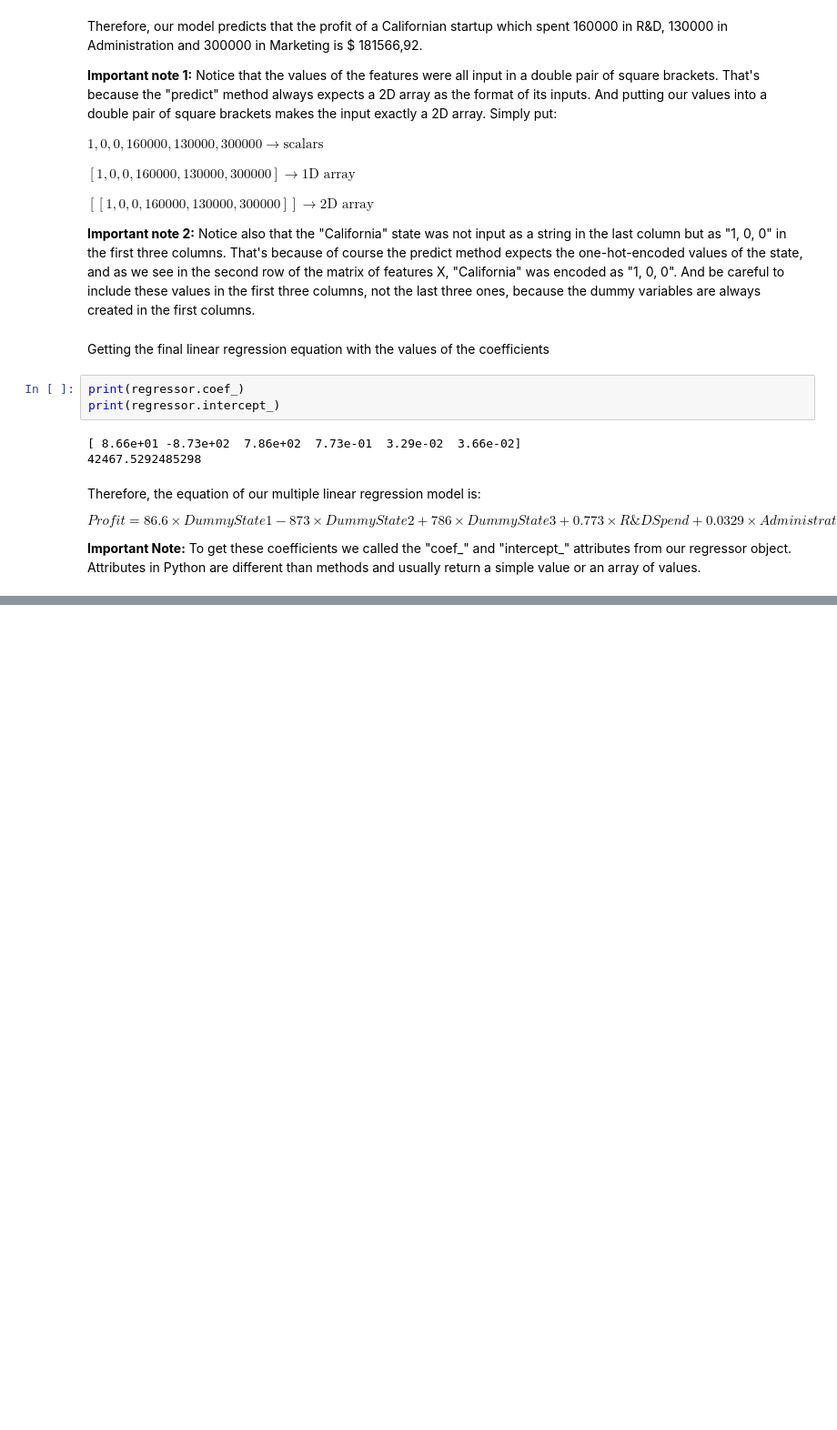
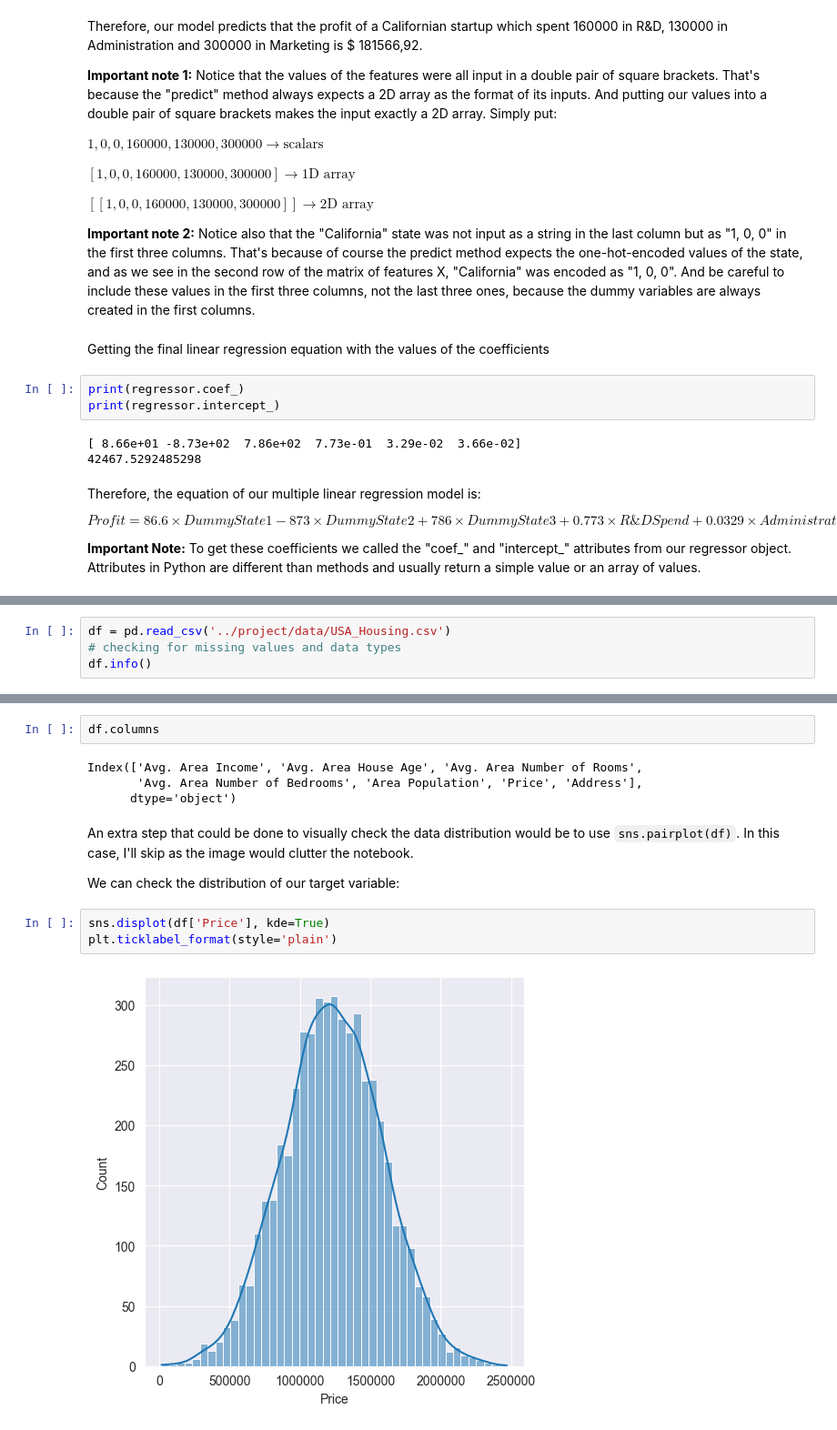
Before and after one commit to valatwork/statistics, a Jupyter notebook: project/046-multiple-linear-regression.ipynb, the cells around one changed output, grey strips where cells are left out. Shown at 91% size. Cells and saved outputs as stored; diff of their text form; blank space fills up the shorter version.

```diff
--- a/project/046-multiple-linear-regression.ipynb
+++ b/project/046-multiple-linear-regression.ipynb
@@ -300,0 +305,4 @@ $$Profit = 86.6 \times Dummy State 1 - 873 \times Dummy State 2 + 786 \times Dum
+# %%
+df = pd.read_csv('../project/data/USA_Housing.csv')
+# checking for missing values and data types
+df.info()
@@ -300,0 +324,15 @@ $$Profit = 86.6 \times Dummy State 1 - 873 \times Dummy State 2 + 786 \times Dum
+# %%
+df.columns
+# %% [output]
+Index(['Avg. Area Income', 'Avg. Area House Age', 'Avg. Area Number of Rooms',
+       'Avg. Area Number of Bedrooms', 'Area Population', 'Price', 'Address'],
+      dtype='object')
+# %% [markdown]
+An extra step that could be done to visually check the data distribution would be to use `sns.pairplot(df)`. In this case, I'll skip as the image would clutter the notebook.
+
+We can check the distribution of our target variable:
+# %%
+sns.displot(df['Price'], kde=True)
+plt.ticklabel_format(style='plain')
+# %% [output]
+[figure, added]
```
Also changed, not shown: parts of 26 cells of this notebook, 4 other files.
